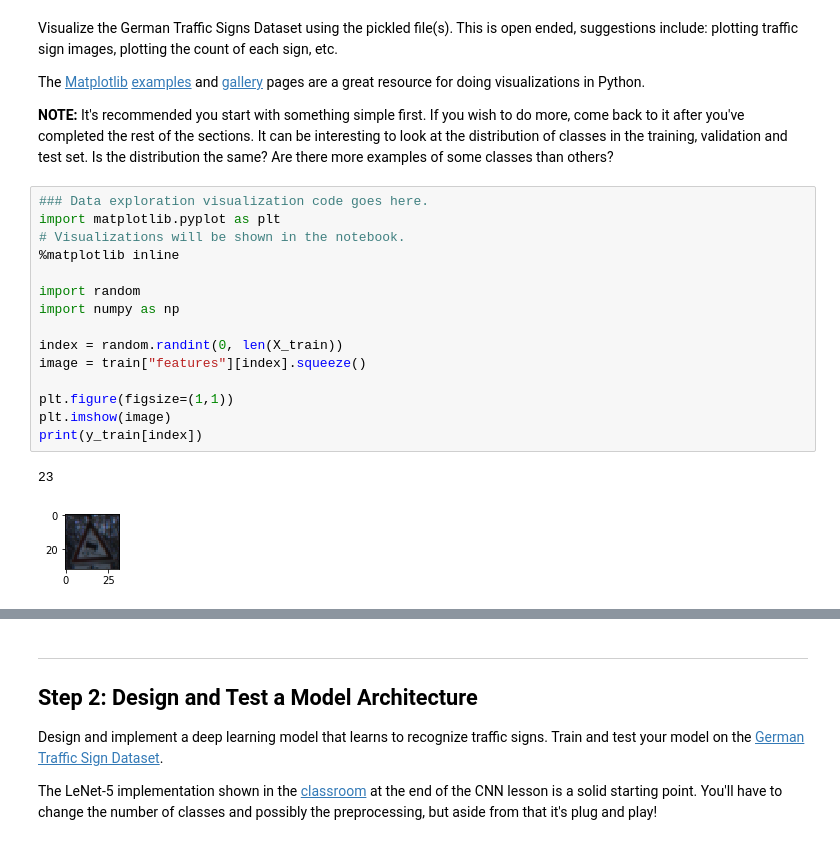
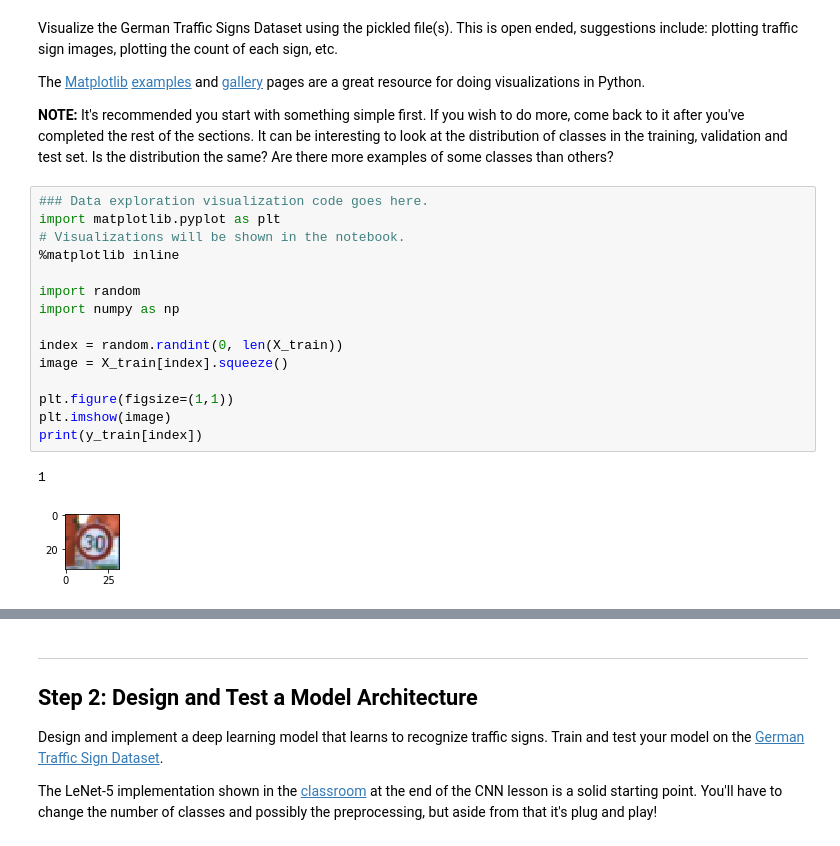
Before and after one commit to ionut-damian/udct_carnd_trafficsign, a Jupyter notebook: Traffic_Sign_Classifier.ipynb, the cells around one changed output, grey strips where cells are left out. Saved outputs shown, nothing was run; the diff lists cells and outputs as text.

```diff
--- a/Traffic_Sign_Classifier.ipynb
+++ b/Traffic_Sign_Classifier.ipynb
@@ -100,18 +99,18 @@ The [Matplotlib](http://matplotlib.org/) [examples](http://matplotlib.org/exampl
 # %%
 ### Data exploration visualization code goes here.
 import matplotlib.pyplot as plt
 # Visualizations will be shown in the notebook.
 %matplotlib inline
 
 import random
 import numpy as np
 
 index = random.randint(0, len(X_train))
-image = train["features"][index].squeeze()
+image = X_train[index].squeeze()
 
 plt.figure(figsize=(1,1))
 plt.imshow(image)
 print(y_train[index])
 # %% [output]
-23
+1
-[figure, old version]
+[figure, new version]
```
Also changed, not shown: parts of 20 cells of this notebook, 6 other files.
